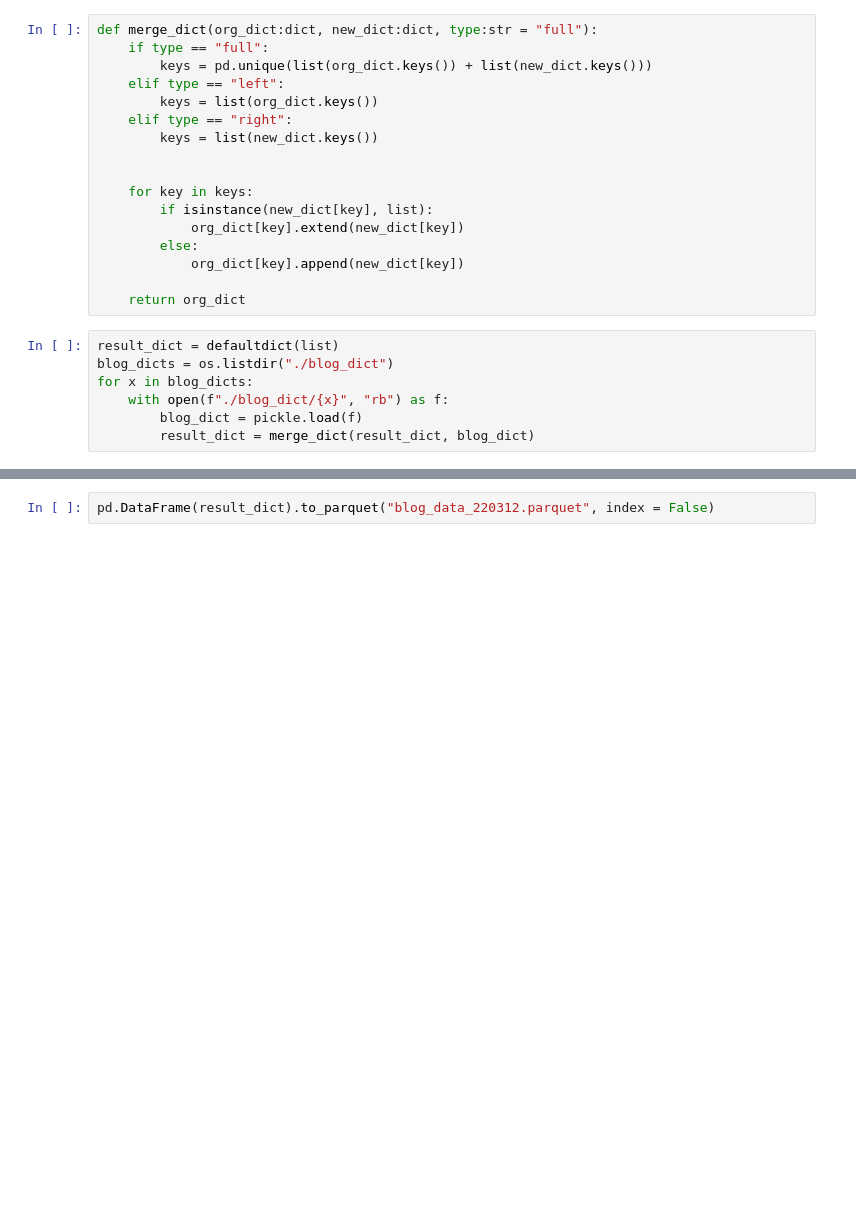
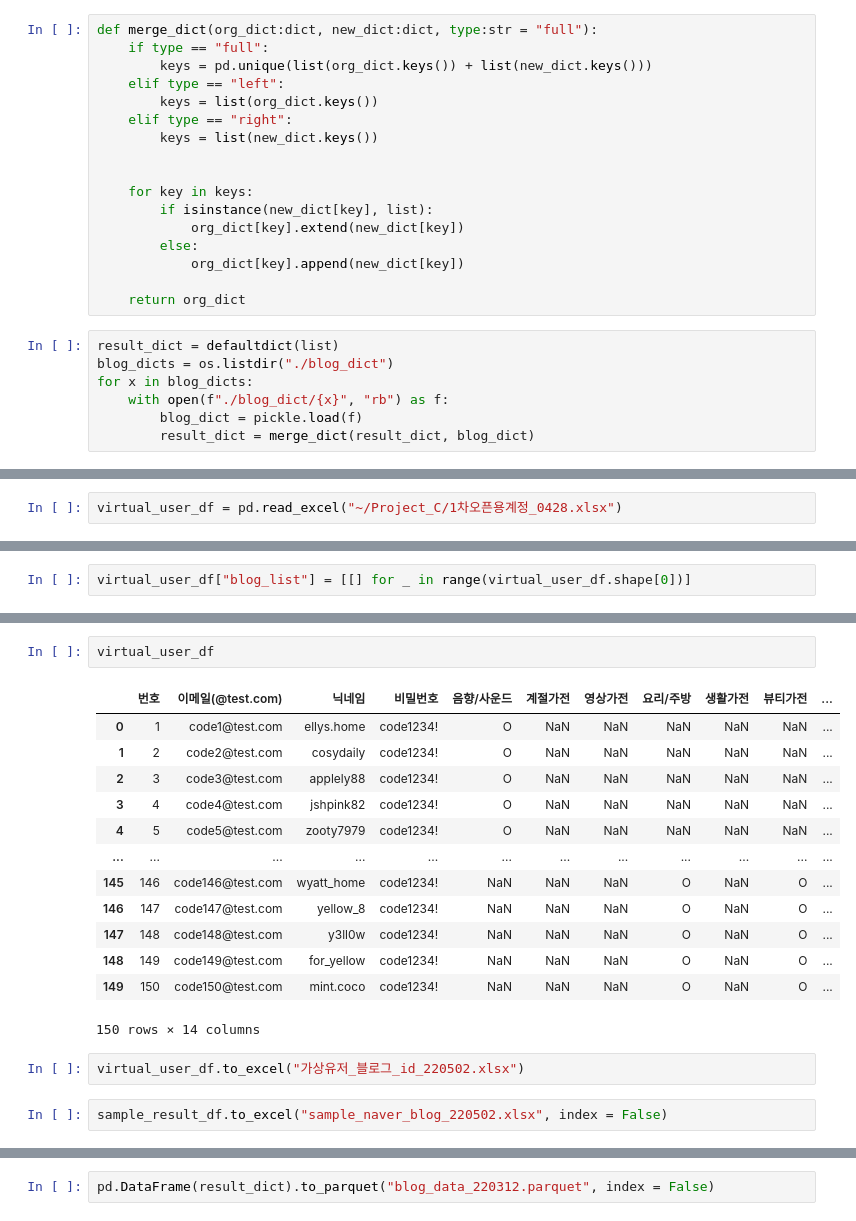
Before and after one commit to Goodmytoy/Naver_Blog_Crawl, a Jupyter notebook: Blog_Crawl_Main.ipynb, the cells around one changed output, grey strips where cells are left out. Saved outputs shown, nothing was run; the diff lists cells and outputs as text; blank space fills up the shorter version.

```diff
--- a/Blog_Crawl_Main.ipynb
+++ b/Blog_Crawl_Main.ipynb
@@ -73,0 +274,2 @@ for x in blog_dicts:
+# %%
+virtual_user_df = pd.read_excel("~/Project_C/1차오픈용계정_0428.xlsx")
@@ -73,0 +306,2 @@ for x in blog_dicts:
+# %%
+virtual_user_df["blog_list"] = [[] for _ in range(virtual_user_df.shape[0])]
@@ -73,0 +322,20 @@ for x in blog_dicts:
+# %%
+virtual_user_df
+# %% [output]
+|  | 번호 | 이메일(@test.com) | 닉네임 | 비밀번호 | 음향/사운드 | 계절가전 | 영상가전 | 요리/주방 | 생활가전 | 뷰티가전 | ... |
+| 0 | 1 | code1@test.com | ellys.home | code1234! | O | NaN | NaN | NaN | NaN | NaN | ... |
+| 1 | 2 | code2@test.com | cosydaily | code1234! | O | NaN | NaN | NaN | NaN | NaN | ... |
+| 2 | 3 | code3@test.com | applely88 | code1234! | O | NaN | NaN | NaN | NaN | NaN | ... |
+| 3 | 4 | code4@test.com | jshpink82 | code1234! | O | NaN | NaN | NaN | NaN | NaN | ... |
+| 4 | 5 | code5@test.com | zooty7979 | code1234! | O | NaN | NaN | NaN | NaN | NaN | ... |
+| ... | ... | ... | ... | ... | ... | ... | ... | ... | ... | ... | ... |
+| 145 | 146 | code146@test.com | wyatt_home | code1234! | NaN | NaN | NaN | O | NaN | O | ... |
+| 146 | 147 | code147@test.com | yellow_8 | code1234! | NaN | NaN | NaN | O | NaN | O | ... |
+| 147 | 148 | code148@test.com | y3ll0w | code1234! | NaN | NaN | NaN | O | NaN | O | ... |
+| 148 | 149 | code149@test.com | for_yellow | code1234! | NaN | NaN | NaN | O | NaN | O | ... |
+| 149 | 150 | code150@test.com | mint.coco | code1234! | NaN | NaN | NaN | O | NaN | O | ... |
+150 rows × 14 columns
+# %%
+virtual_user_df.to_excel("가상유저_블로그_id_220502.xlsx")
+# %%
+sample_result_df.to_excel("sample_naver_blog_220502.xlsx", index = False)
```
Also changed, not shown: parts of 54 cells of this notebook, 2 other files.
